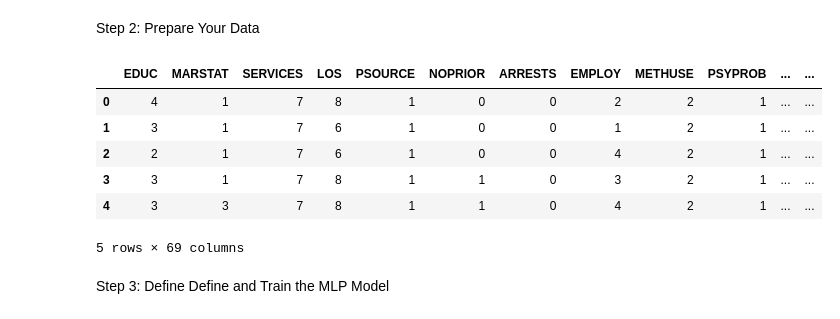
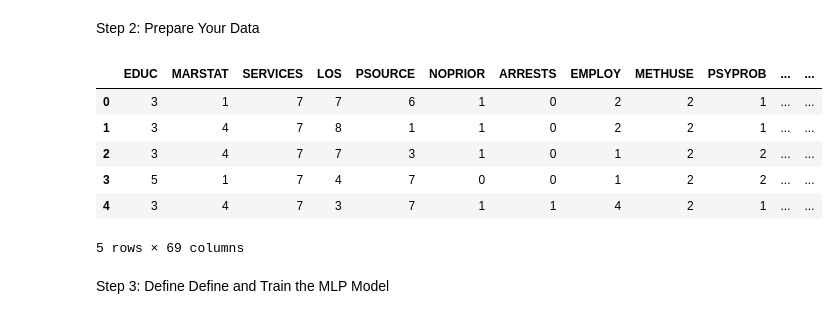
Before and after one commit to MWatkins87/House_of_Hope, a Jupyter notebook: thood.ipynb, the cells around one changed output. Saved outputs shown, nothing was run; the diff lists cells and outputs as text; code cells hidden in the pictures.

```diff
--- a/thood.ipynb
+++ b/thood.ipynb
@@ -14,15 +14,15 @@ from sklearn.datasets import load_iris
 Step 2: Prepare Your Data
 # %%
 # Load the dataset
-cleaned_df = pd.read_csv('cleaned_df.csv')
+cleaned_df = pd.read_csv('clean_df.csv')
 cleaned_df.head(5)
 # %% [output]
 |  | EDUC | MARSTAT | SERVICES | LOS | PSOURCE | NOPRIOR | ARRESTS | EMPLOY | METHUSE | PSYPROB | ... | ... |
-| 0 | 4 | 1 | 7 | 8 | 1 | 0 | 0 | 2 | 2 | 1 | ... | ... |
-| 1 | 3 | 1 | 7 | 6 | 1 | 0 | 0 | 1 | 2 | 1 | ... | ... |
-| 2 | 2 | 1 | 7 | 6 | 1 | 0 | 0 | 4 | 2 | 1 | ... | ... |
-| 3 | 3 | 1 | 7 | 8 | 1 | 1 | 0 | 3 | 2 | 1 | ... | ... |
-| 4 | 3 | 3 | 7 | 8 | 1 | 1 | 0 | 4 | 2 | 1 | ... | ... |
+| 0 | 3 | 1 | 7 | 7 | 6 | 1 | 0 | 2 | 2 | 1 | ... | ... |
+| 1 | 3 | 4 | 7 | 8 | 1 | 1 | 0 | 2 | 2 | 1 | ... | ... |
+| 2 | 3 | 4 | 7 | 7 | 3 | 1 | 0 | 1 | 2 | 2 | ... | ... |
+| 3 | 5 | 1 | 7 | 4 | 7 | 0 | 0 | 1 | 2 | 2 | ... | ... |
+| 4 | 3 | 4 | 7 | 3 | 7 | 1 | 1 | 4 | 2 | 1 | ... | ... |
 5 rows × 69 columns
 # %%
 # Set the features variable
```
Also changed, not shown: parts of 14 cells of this notebook, 3 other files.
